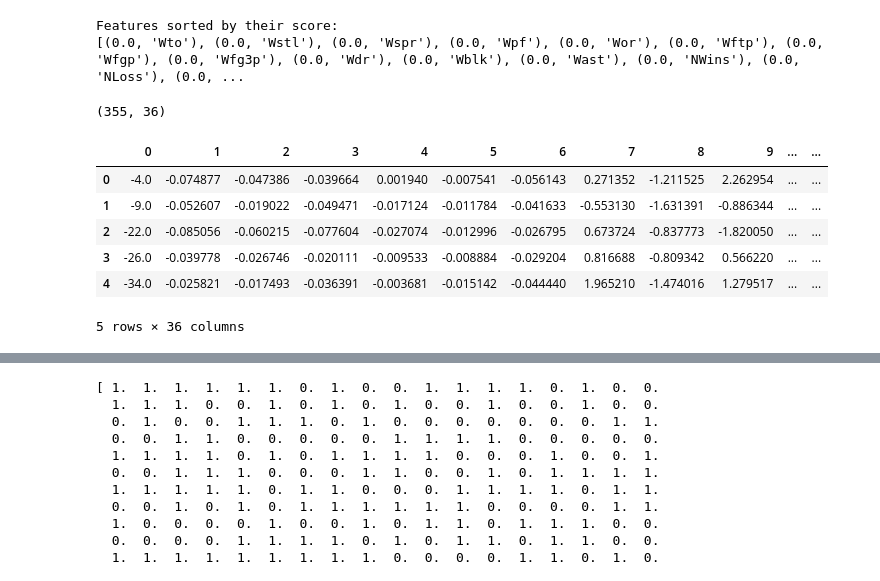
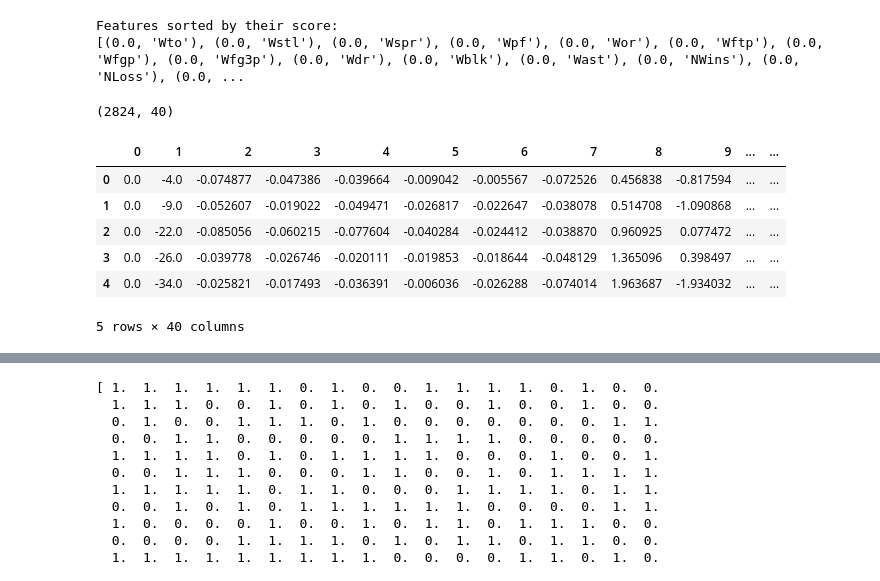
Before and after one commit to danilopena93/Kaggle_March_Madness_2017, a Jupyter notebook: MM17_LR_2.ipynb, the cells around one changed output, grey strips where cells are left out. Saved outputs shown, nothing was run; the diff lists cells and outputs as text; code cells hidden in the pictures.

```diff
--- a/MM17_LR_2.ipynb
+++ b/MM17_LR_2.ipynb
@@ -31,5 +31,7 @@ sea_det.head()
 | 4 | 2003 | 11 | 1400 | 77 | 1208 | 71 | N | 0 | 30 | 61 | ... | ... |
 5 rows × 34 columns
 # %%
-sea_det.drop(labels = ['Numot','Daynum','Wloc'],inplace=True, axis=1)
+#sea_det.drop(labels = ['Numot','Daynum','Wloc'],inplace=True, axis=1)
 #sea_det[sea_det['Wteam'] == 1104].head()
+sea_det = sea_det[sea_det['Season']>=2009]
+sea_det.head()
@@ -35,0 +46,8 @@ sea_det.drop(labels = ['Numot','Daynum','Wloc'],inplace=True, axis=1)
+# %%
+def get_past(num, season, team):
+    df = sea_det[(sea_det['Wteam'] == team) | (sea_det['Lteam'] == team)]
+    df = df[df['Season'] == season]
+    df = df.sort_values(by = ['Daynum'])
+    wins = np.sum([df.iloc[-num:]['Wteam'] == team])
+    win_pct = wins/len(df.iloc[-num:]['Wteam'] == team)
+    return win_pct
@@ -174,11 +219,13 @@ df_tour.head()
 def create_diff_table(tour):
     df_diff = pd.DataFrame()
     for i in range(0,len(tour)):
+        season = tour['Season'][i]
         wteam = tour['Wteam'][i]
         lteam = tour['Lteam'][i]
         wteam_stat = (f_df.loc[f_df['Team'] == wteam])
         lteam_stat = (f_df.loc[f_df['Team'] == lteam])
         diff = pd.DataFrame(wteam_stat.values - lteam_stat.values, columns = wteam_stat.columns)
+        diff['Season'] = season
         df_diff = df_diff.append([diff], ignore_index= True)
     return df_diff
 df_diff = create_diff_table(df_tour)
@@ -228,5 +278,6 @@ df_pred.head(20)
 # %%
-df_pred.drop('Team',inplace = True, axis =1)
+df_pred_all = df_pred
+df_pred.drop(['Season','Team'],inplace = True, axis =1)
 # %%
 from sklearn.metrics import log_loss
 from sklearn.preprocessing import StandardScaler
@@ -325,34 +376,38 @@ Features sorted by their score:
 # %%
 #predict
 df_sample_sub = pd.read_csv(direct+csv[8])
 
 n_test_games = len(df_sample_sub)
 print(f_df.shape)
 
 def get_year_t1_t2(id):
     return (int(x) for x in id.split('_'))
 
 # df_diff = create_diff_table(df_tour)
 # df_diff.head()
 
 # X_test = np.zeros(shape=(n_test_games, 25))
 X_test = pd.DataFrame()
 for ii, row in df_sample_sub.iterrows():
     year, t1, t2 = get_year_t1_t2(row.id)
-    t1_stat = (f_df.loc[f_df['Team'] == t1])
-    t2_stat = (f_df.loc[f_df['Team'] == t2])
+    df_calc = f_df[(f_df['Season'] == year)|(f_df['Season'] == year-1)]
+    t1_stat = (df_calc.loc[f_df['Team'] == t1]).mean()
+    t2_stat = (df_calc.loc[f_df['Team'] == t2]).mean()
     diff = pd.DataFrame(t1_stat.values - t2_stat.values)
+    diff = diff.transpose()
     X_test = X_test.append([diff], ignore_index= True)
 X_test.head()
+
+#try with 2 seasons, 1 season, no seasons
 # %% [output]
-(355, 36)
+(2824, 40)
 |  | 0 | 1 | 2 | 3 | 4 | 5 | 6 | 7 | 8 | 9 | ... | ... |
-| 0 | -4.0 | -0.074877 | -0.047386 | -0.039664 | 0.001940 | -0.007541 | -0.056143 | 0.271352 | -1.211525 | 2.262954 | ... | ... |
-| 1 | -9.0 | -0.052607 | -0.019022 | -0.049471 | -0.017124 | -0.011784 | -0.041633 | -0.553130 | -1.631391 | -0.886344 | ... | ... |
-| 2 | -22.0 | -0.085056 | -0.060215 | -0.077604 | -0.027074 | -0.012996 | -0.026795 | 0.673724 | -0.837773 | -1.820050 | ... | ... |
-| 3 | -26.0 | -0.039778 | -0.026746 | -0.020111 | -0.009533 | -0.008884 | -0.029204 | 0.816688 | -0.809342 | 0.566220 | ... | ... |
-| 4 | -34.0 | -0.025821 | -0.017493 | -0.036391 | -0.003681 | -0.015142 | -0.044440 | 1.965210 | -1.474016 | 1.279517 | ... | ... |
+| 0 | 0.0 | -4.0 | -0.074877 | -0.047386 | -0.039664 | -0.009042 | -0.005567 | -0.072526 | 0.456838 | -0.817594 | ... | ... |
+| 1 | 0.0 | -9.0 | -0.052607 | -0.019022 | -0.049471 | -0.026817 | -0.022647 | -0.038078 | 0.514708 | -1.090868 | ... | ... |
+| 2 | 0.0 | -22.0 | -0.085056 | -0.060215 | -0.077604 | -0.040284 | -0.024412 | -0.038870 | 0.960925 | 0.077472 | ... | ... |
+| 3 | 0.0 | -26.0 | -0.039778 | -0.026746 | -0.020111 | -0.019853 | -0.018644 | -0.048129 | 1.365096 | 0.398497 | ... | ... |
+| 4 | 0.0 | -34.0 | -0.025821 | -0.017493 | -0.036391 | -0.006036 | -0.026288 | -0.074014 | 1.963687 | -1.934032 | ... | ... |
-5 rows × 36 columns
+5 rows × 40 columns
 # %%
 X_test.shape
 # %% [output]
```
Also changed, not shown: parts of 13 cells of this notebook, 3 other files.
